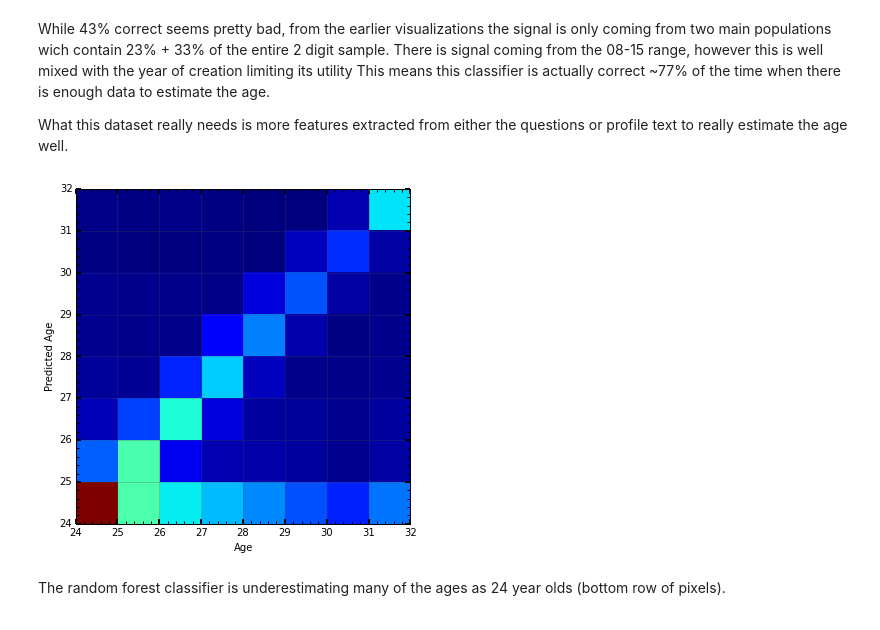
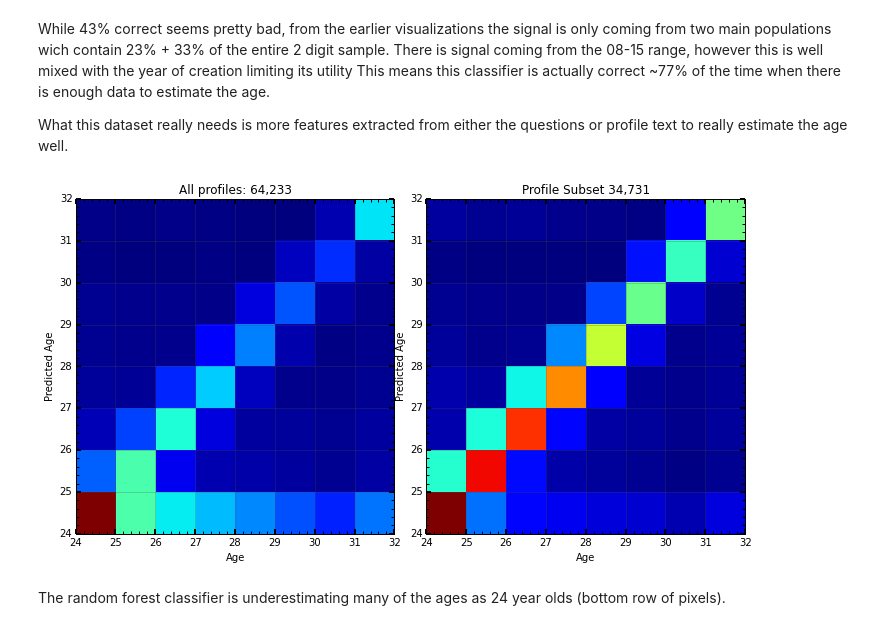
Before and after one commit to ajmendez/explore, a Jupyter notebook: cupid/age.ipynb, the cells around one changed output. Drawn from its saved outputs; the diff is of its cells as text; code cells hidden in the pictures.

```diff
--- a/cupid/age.ipynb
+++ b/cupid/age.ipynb
@@ -267,13 +267,26 @@ rfc = RandomForestClassifier(
 #         min_samples_leaf=2
     )
 predicted = cross_validation.cross_val_predict(rfc, num['username_number'].reshape(-1, 1), num["age"], cv=10)
-# %%
-setup(figsize=(6,6), xlabel='Age', ylabel='Predicted Age')
-den = density(num["age"], predicted,
-              bins=(np.arange(24,33),np.arange(24,33)),
-              colorbar=False, cmap=pylab.cm.jet)
-# %% [output]
-[figure, removed]
+# %%
+setup(figsize=(12,6), subplt=(1,2,1),
+      title='All profiles: {:,d}'.format(len(num)),
+      xlabel='Age', ylabel='Predicted Age')
+den = density(num["age"], predicted,
+              bins=(np.arange(24,33),np.arange(24,33)),
+              colorbar=False, cmap=pylab.cm.jet)
+
+
+
+isgood = np.where( ( (num['username_number'] > 22) & (num['username_number'] < 34) ) |
+                   ( (num['username_number'] > 82) & (num['username_number'] < 91) ) )[0]
+setup(subplt=(1,2,2),
+      title='Profile Subset {:,d}'.format(len(isgood)),
+      xlabel='Age', ylabel='Predicted Age')
+den = density(num.iloc[isgood]['age'], predicted[isgood],
+              bins=(np.arange(24,33),np.arange(24,33)),
+              colorbar=False, cmap=pylab.cm.jet)
+# %% [output]
+[figure, added]
 # %% [markdown]
 The random forest classifier is underestimating many of the ages as 24 year olds (bottom row of pixels).
 # %%
```
Also changed, not shown: 3 other files.
